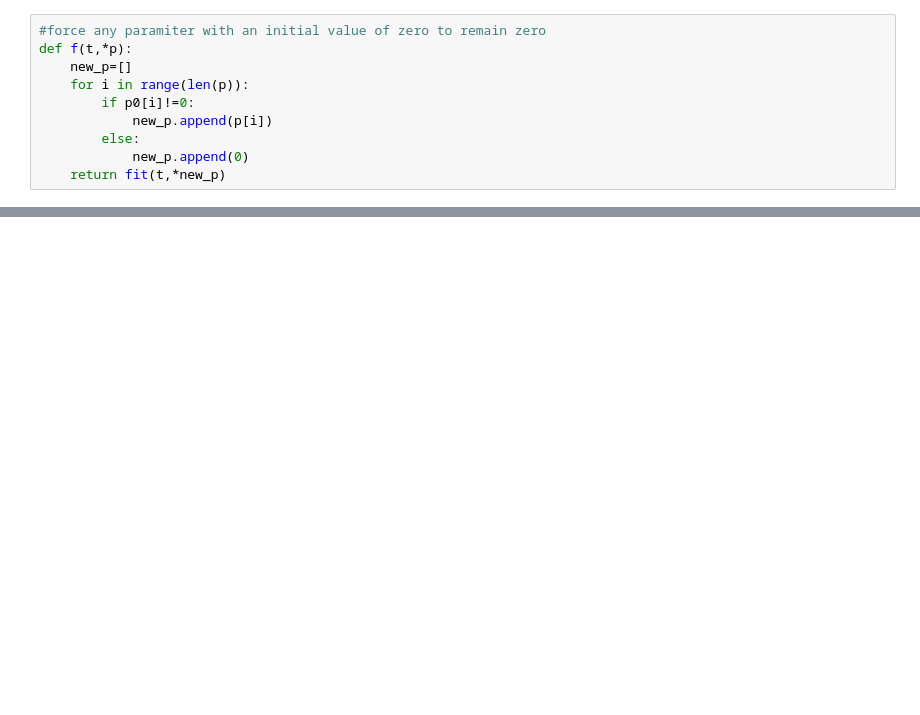
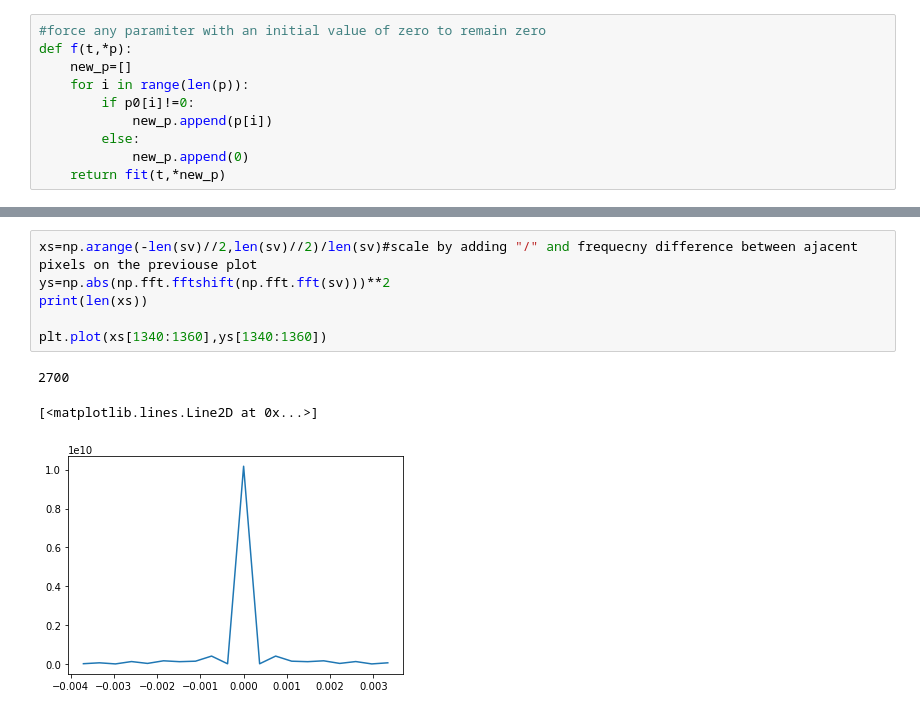
Before and after one commit to LaraTatli18/doppler-free-laser-spectroscopy, a Jupyter notebook: analyse_data.ipynb, the cells around one changed output, grey strips where cells are left out. Saved outputs shown, nothing was run; the diff lists cells and outputs as text; blank space fills up the shorter version.

```diff
--- a/analyse_data.ipynb
+++ b/analyse_data.ipynb
@@ -310,0 +345,10 @@ plt.savefig("28_11")
+# %%
+xs=np.arange(-len(sv)//2,len(sv)//2)/len(sv)#scale by adding "/" and frequecny difference between ajacent pixels on the previouse plot
+ys=np.abs(np.fft.fftshift(np.fft.fft(sv)))**2
+print(len(xs))
+
+plt.plot(xs[1340:1360],ys[1340:1360])
+# %% [output]
+2700
+[<matplotlib.lines.Line2D at 0x...>]
+[figure, added]
```
Also changed, not shown: parts of 18 cells of this notebook, 1 other file.
